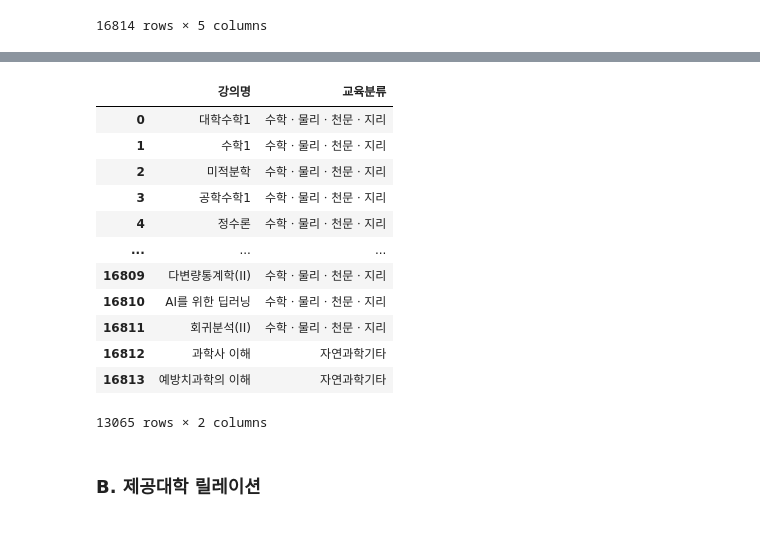
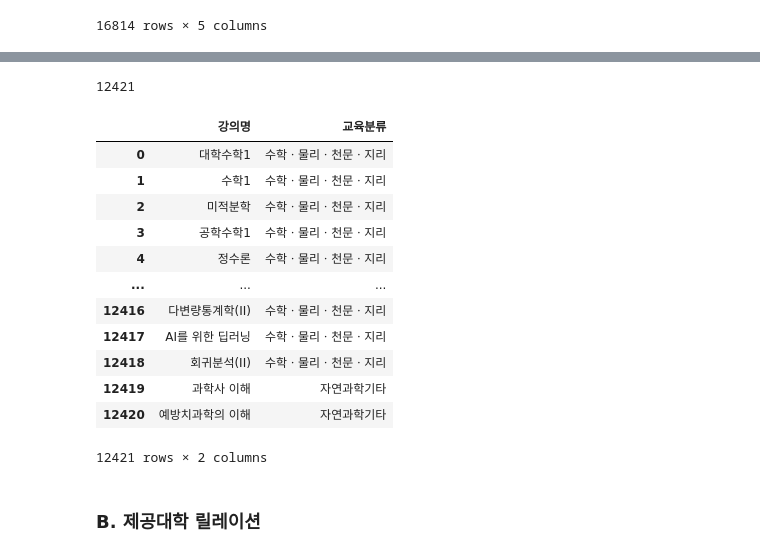
Before and after one commit to HollyRiver/R, a Jupyter notebook: SDB/kocw DB feature engineering.ipynb, the cells around one changed output, grey strips where cells are left out. Drawn from its saved outputs; the diff is of its cells as text; code cells hidden in the pictures.

```diff
--- a/SDB/kocw DB feature engineering.ipynb
+++ b/SDB/kocw DB feature engineering.ipynb
@@ -53,6 +53,11 @@ charge = featured_kocw[["강의코드", "교수명"]].rename({"교수명":"담
 ## 강의학기 -> 강의년도 + 강의학기
 featured_course = course.assign(강의년도 = lambda _df : _df.강의학기.str.split(" ").str[0].str[:-1].astype(int), 강의학기 = lambda _df : _df.강의학기.str.split(" ").str[1].str[0].astype(int))\
 .set_index(["강의코드", "강의명", "교육분류", "강의년도", "강의학기"]).reset_index()
+
+## 정규화 과정 중 문제가 발생하여 일부 데이터 임의로 수정
+ind = featured_course[["강의명", "교육분류"]].drop_duplicates().강의명.drop_duplicates().index
+temp = featured_course[["강의명", "교육분류"]].loc[ind].reset_index(drop = True)
+temp_dict = {i:j for i, j in zip(temp.강의명, temp.교육분류)}
 
 
 ##-----------------------교수명 속성 처리 및 교수코드 생성----------------------##
@@ -353,8 +358,8 @@ fet2.set_index(["담당교수명", "담당분야", "제공대학명"]).reset_ind
 # %% [markdown]
 ### **A. 강의 릴레이션**
 # %%
-featured_course = course.assign(강의년도 = lambda _df : _df.강의학기.str.split(" ").str[0].str[:-1].astype(int), 강의학기 = lambda _df : _df.강의학기.str.split(" ").str[1].str[0].astype(int))\
-.set_index(["강의코드", "강의명", "교육분류", "강의년도", "강의학기"]).reset_index()
+featured_course = featured_course.drop("교육분류", axis = 1).assign(교육분류 = lambda _df : _df.강의명.map(temp_dict))\
+.set_index(["강의코드", "강의명", "교육분류"]).reset_index()
 featured_course.to_excel("./kocw data/featured data/course.xlsx")  ## 디렉토리는 임의로 지정하시기 바랍니다.
 featured_course  ## 강의 릴레이션 완료, 제공대학명 : 외래키
 # %% [output]
@@ -421,21 +433,25 @@ norm_course1
+# %%
+len(set(norm_course2.강의명))
+# %% [output]
+12421
 # %%
-norm_course2 = featured_course[["강의명", "교육분류"]].drop_duplicates()
+norm_course2 = featured_course[["강의명", "교육분류"]].drop_duplicates().reset_index(drop = True)
 norm_course2.to_excel("./kocw data/featured data/norm_course2.xlsx")
 norm_course2
 # %% [output]
 |  | 강의명 | 교육분류 |
 | 0 | 대학수학1 | 수학ㆍ물리ㆍ천문ㆍ지리 |
 | 1 | 수학1 | 수학ㆍ물리ㆍ천문ㆍ지리 |
 | 2 | 미적분학 | 수학ㆍ물리ㆍ천문ㆍ지리 |
 | 3 | 공학수학1 | 수학ㆍ물리ㆍ천문ㆍ지리 |
 | 4 | 정수론 | 수학ㆍ물리ㆍ천문ㆍ지리 |
 | ... | ... | ... |
-| 16809 | 다변량통계학(II) | 수학ㆍ물리ㆍ천문ㆍ지리 |
-| 16810 | AI를 위한 딥러닝 | 수학ㆍ물리ㆍ천문ㆍ지리 |
-| 16811 | 회귀분석(II) | 수학ㆍ물리ㆍ천문ㆍ지리 |
-| 16812 | 과학사 이해 | 자연과학기타 |
-| 16813 | 예방치과학의 이해 | 자연과학기타 |
+| 12416 | 다변량통계학(II) | 수학ㆍ물리ㆍ천문ㆍ지리 |
+| 12417 | AI를 위한 딥러닝 | 수학ㆍ물리ㆍ천문ㆍ지리 |
+| 12418 | 회귀분석(II) | 수학ㆍ물리ㆍ천문ㆍ지리 |
+| 12419 | 과학사 이해 | 자연과학기타 |
+| 12420 | 예방치과학의 이해 | 자연과학기타 |
-13065 rows × 2 columns
+12421 rows × 2 columns
 # %% [markdown]
 ### **B. 제공대학 릴레이션**
 # %%
```
Also changed, not shown: parts of 2 cells of this notebook, 6 other files.
